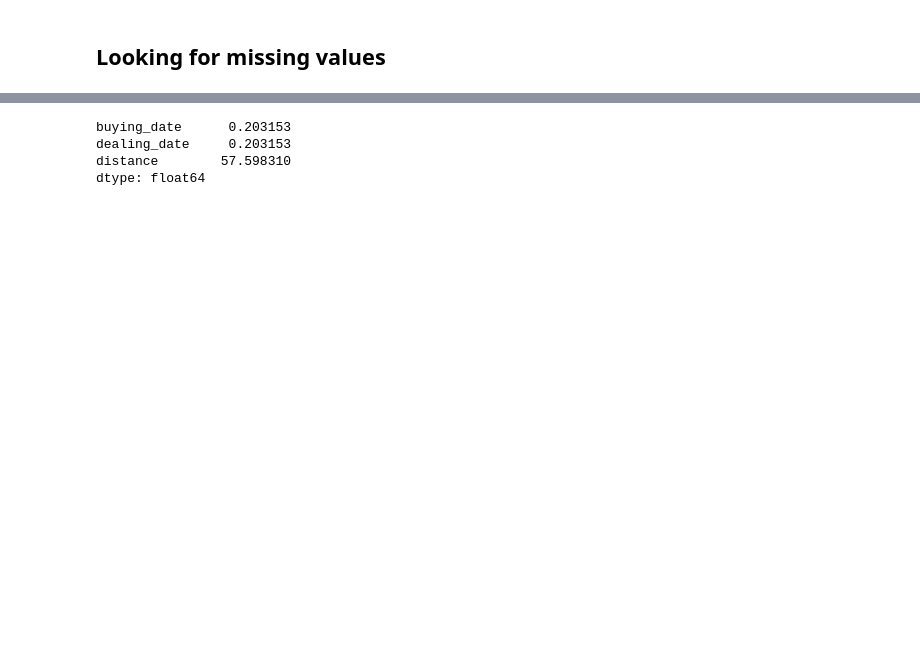
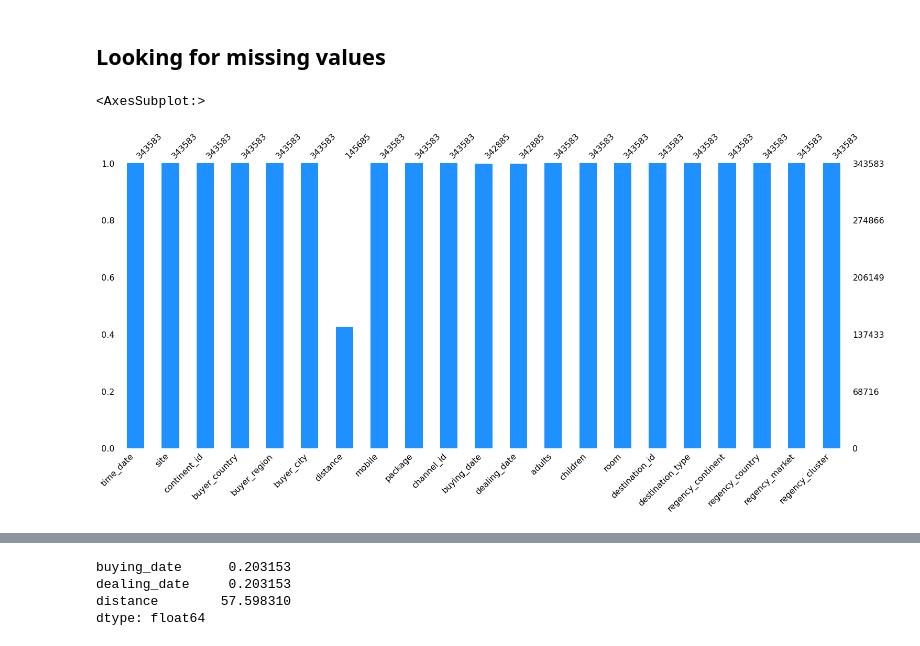
Before and after one commit to alimikegami/DAC-Perceptron, a Jupyter notebook: DAC_Perceptron.ipynb, the cells around one changed output, grey strips where cells are left out. Saved outputs shown, nothing was run; the diff lists cells and outputs as text; code cells hidden in the pictures; blank space fills up the shorter version.

```diff
--- a/DAC_Perceptron.ipynb
+++ b/DAC_Perceptron.ipynb
@@ -327,2 +478,7 @@ Name: regency_cluster, dtype: int64
 # %% [markdown]
 ## Looking for missing values
+# %%
+missingno.bar(train_df, color="dodgerblue")
+# %% [output]
+<AxesSubplot:>
+[figure, added]
```
Also changed, not shown: parts of 85 cells of this notebook.
